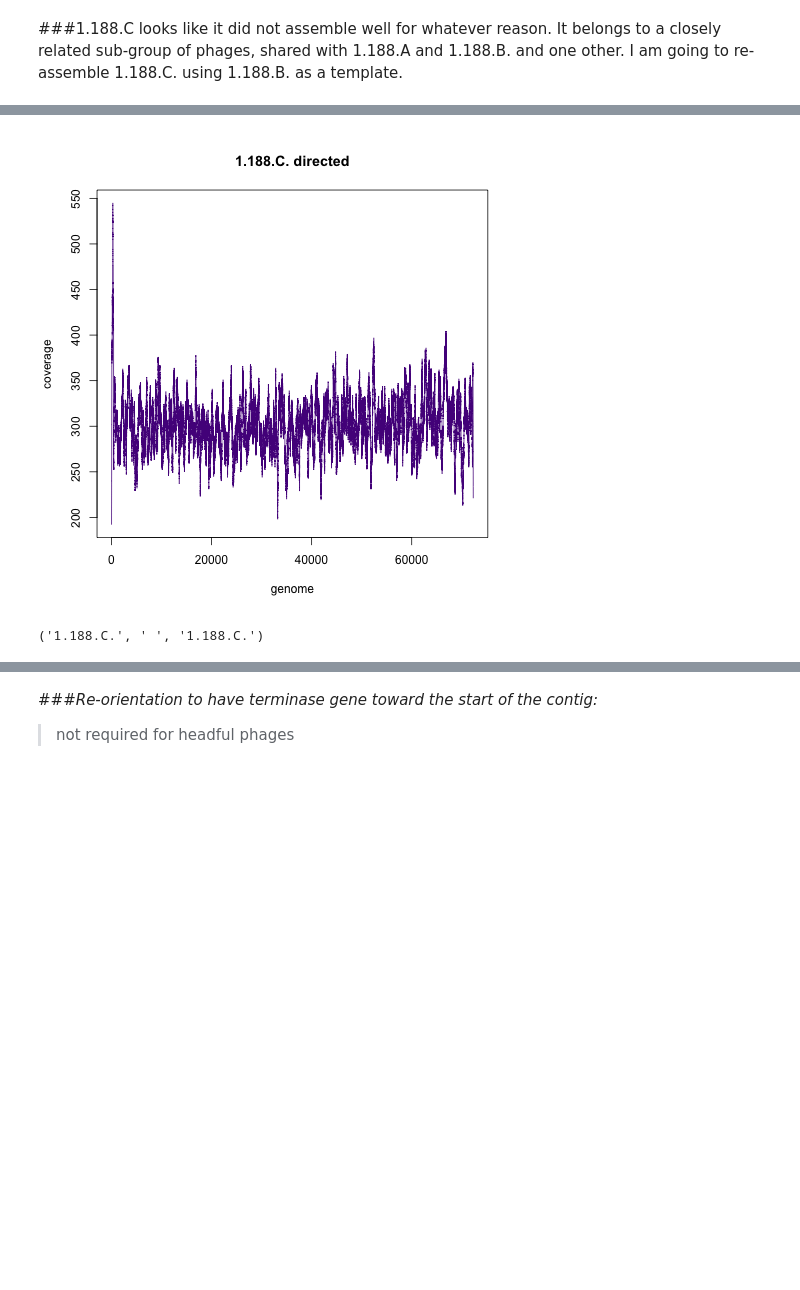
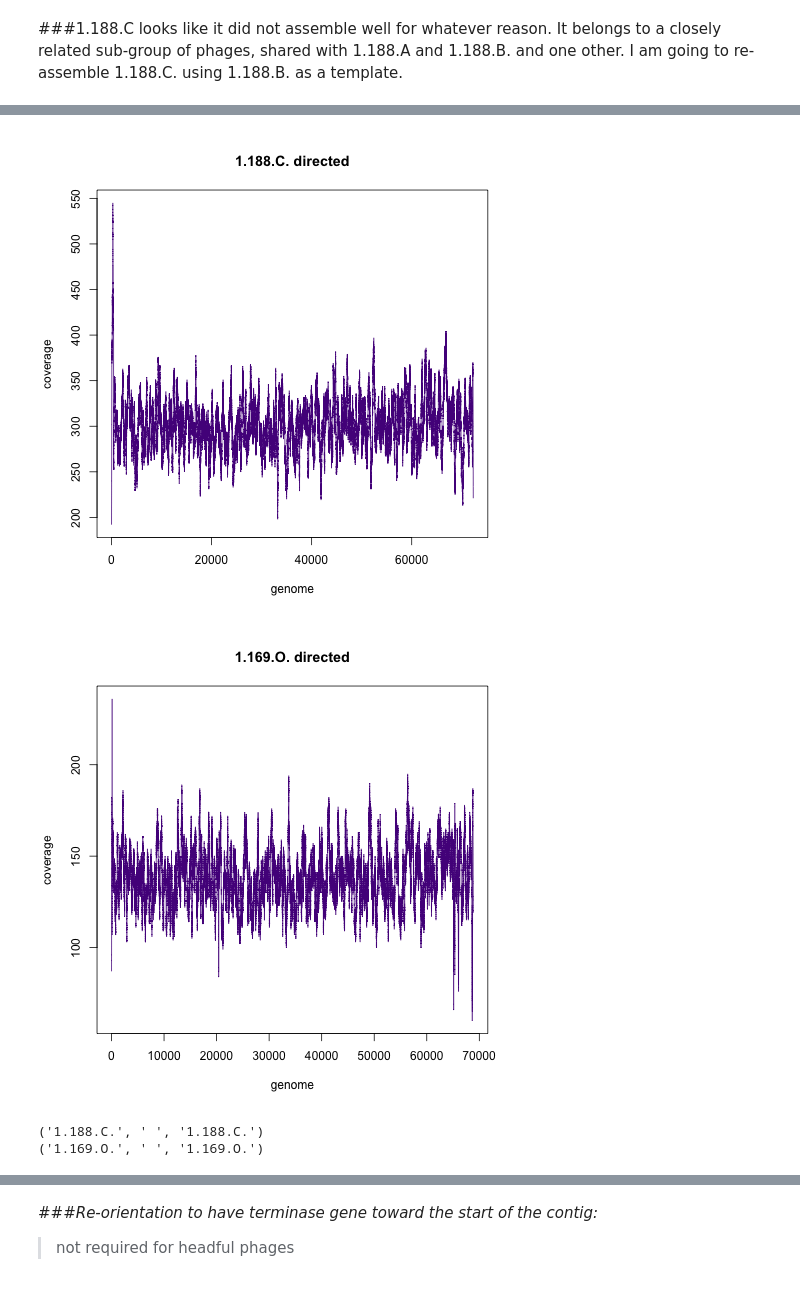
Before and after one commit to juliambrosman/nahant-genome-rearrangement, a Jupyter notebook: BP_Group5.ipynb, the cells around one changed output, grey strips where cells are left out. Drawn from its saved outputs; the diff is of its cells as text; code cells hidden in the pictures; blank space fills up the shorter version.

```diff
--- a/BP_Group5.ipynb
+++ b/BP_Group5.ipynb
@@ -905,24 +905,29 @@ for (item in grouplist){
 # %% [markdown]
 ###1.188.C looks like it did not assemble well for whatever reason.  It belongs to a closely related sub-group of phages, shared with 1.188.A and 1.188.B. and one other.  I am going to re-assemble 1.188.C. using 1.188.B. as a template.
 # %%
-target_seq="1.188.B.recruit2.fasta"
-reads="../1.188.C._*.fastq"
-recruitfile="1.188.C.recruitedto.1.136.O.cas"
-recruitfile2="1.188.C.directed.cas"
-directed="1.188.C.directed."
-outputfasta="1.188.C.directed.fasta"
+problems=["1.188.C.","1.169.O."]
+target="1.188.B."
 
 script=open("tailored_recruitment.slurm","w")
 script.write("#!/bin/bash\n#SBATCH -n 16\n#SBATCH -N 1\n#SBATCH -o tailored.out\n#SBATCH -e tailored.err\n#SBATCH -p sched_mit_chisholm\n\n")
 script.write("module add engaging/clc-assembly-cell\nmodule add engaging/samtools/1.1\nmodule add engaging/bedtools/2.22.1\n\n")
 
-script.write("clc_mapper -o "+recruitfile+" -p fb ss 100 300 -q "+reads+" -d "+target_seq+" -a local -r ignore \n")
-script.write("clc_extract_consensus -z none -a "+recruitfile+" -o "+outputfasta+"\n\n")
-script.write("clc_mapper -o "+recruitfile2+" -p fb ss 100 300 -q "+reads+" -d "+outputfasta+" -a local -r ignore \n")
-script.write("clc_cas_to_sam -a "+recruitfile2+" -o "+directed+"bam\n")
-script.write("samtools sort "+directed+"bam "+directed+"sorted\n")
-script.write("samtools index "+directed+"sorted.bam\n\n")
-script.write("bedtools genomecov -ibam "+directed+"sorted.bam -d > "+directed+"genomecoverage.txt\n")
+for problem in problems:
+    target_seq=target+"recruit2.fasta"
+    reads="../"+problem+"_*.fastq"
+    recruitfile=problem+"recruitedto."+target+"cas"
+    recruitfile2=problem+"directed.cas"
+    directed=problem+"directed."
+    outputfasta=problem+"directed.fasta"
+
+
+    script.write("clc_mapper -o "+recruitfile+" -p fb ss 100 300 -q "+reads+" -d "+target_seq+" -a local -r ignore \n")
+    script.write("clc_extract_consensus -z none -a "+recruitfile+" -o "+outputfasta+"\n")
+    script.write("clc_mapper -o "+recruitfile2+" -p fb ss 100 300 -q "+reads+" -d "+outputfasta+" -a local -r ignore \n")
+    script.write("clc_cas_to_sam -a "+recruitfile2+" -o "+directed+"bam\n")
+    script.write("samtools sort "+directed+"bam "+directed+"sorted\n")
+    script.write("samtools index "+directed+"sorted.bam\n")
+    script.write("bedtools genomecov -ibam "+directed+"sorted.bam -d > "+directed+"genomecoverage.txt\n\n\n")
 
 script.close()
 !open tailored_recruitment.slurm -a textedit
@@ -938,11 +945,13 @@ tailored_recruitment.slurm                    100%  831     0.8KB/s   00:00
 # %%
-%%R
-
-filename<-paste("1.188.C.directed.","genomecoverage.txt",sep="")
+%%R -i problems
+for (item in problems){
+filename<-paste(item, "directed.","genomecoverage.txt",sep="")
 coverage<-read.table(filename, sep="\t")
-with(coverage, plot(V2, V3, type="l", col="purple4", cex=2, xlab="genome", ylab="coverage",main=paste("1.188.C. directed", sep=" ")))
+with(coverage, plot(V2, V3, type="l", col="purple4", cex=2, xlab="genome", ylab="coverage",main=paste(item, "directed", sep=" ")))
+}
 # %% [output]
 [figure]
+[figure, added]
 # %%
 import os
 
@@ -956,6 +965,7 @@ for item in grouplist:
         outfasta.close()
 # %% [output]
 ('1.188.C.', ' ', '1.188.C.')
+('1.169.O.', ' ', '1.169.O.')
 # %%
 !scp *recruit2.fasta jbrown@eofe4.mit.edu:/nobackup1/jbrown/nahant_phage_reads/group5/
 # %% [output]
```
Also changed, not shown: parts of 5 cells of this notebook, 3 other files.
